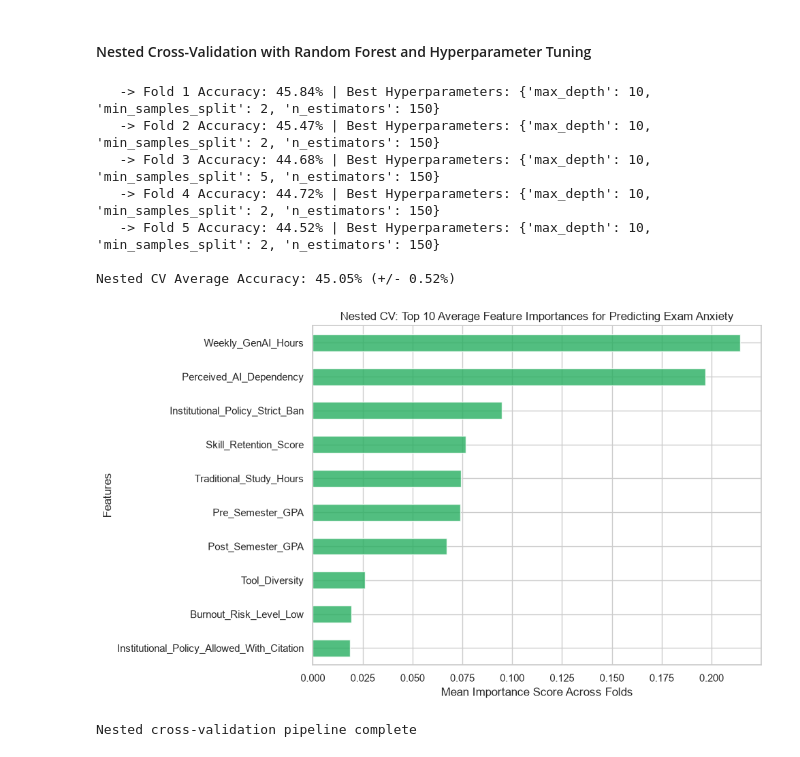
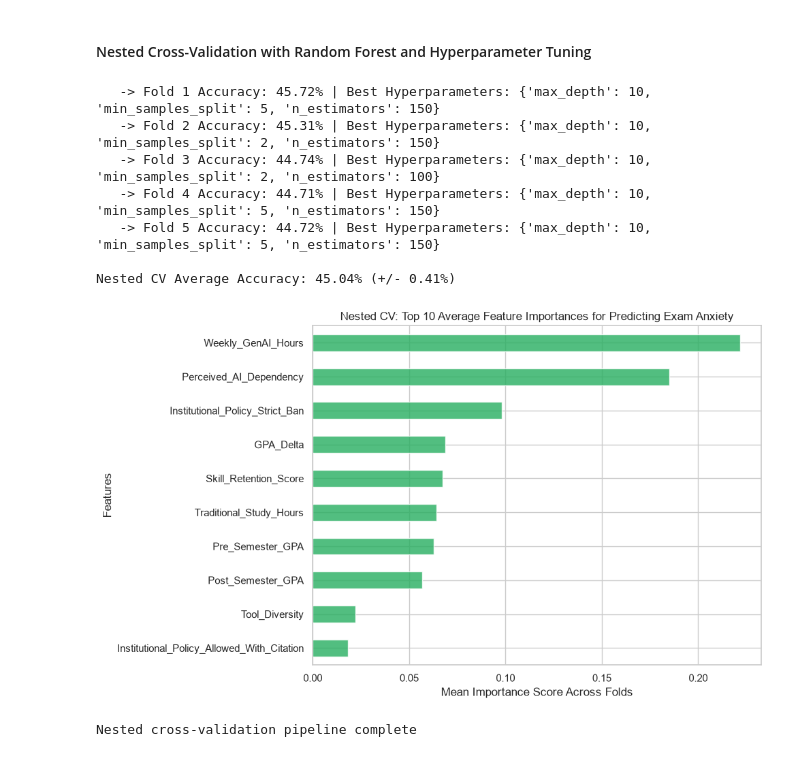
Before and after one commit to ceciliamuniz/dm_final_project, a Jupyter notebook: eda.ipynb, the cells around one changed output. Saved outputs shown, nothing was run; the diff lists cells and outputs as text; code cells hidden in the pictures.

```diff
--- a/eda.ipynb
+++ b/eda.ipynb
@@ -413,31 +541,24 @@ Top Discovered Association Rules:
 # %% [markdown]
 #### Nested Cross-Validation with Random Forest and Hyperparameter Tuning
 # %%
-from sklearn.ensemble import RandomForestClassifier
-from sklearn.model_selection import StratifiedKFold, GridSearchCV
-from sklearn.metrics import accuracy_score
-import numpy as np
-import pandas as pd
-import matplotlib.pyplot as plt
-
-# 1. Define Target Variable: 3 Anxiety Classes (0 = Low, 1 = Medium, 2 = High)
-df["Target_Anxiety_Class"] = pd.qcut(
-    df["Anxiety_Level_During_Exams"],
+# Define Target Variable: 3 Anxiety Classes (0 = Low, 1 = Medium, 2 = High)
+df_fe["Target_Anxiety_Class"] = pd.qcut(
+    df_fe["Anxiety_Level_During_Exams"],
     q=3,
-    labels=[0, 1, 2]
+    labels=[0, 1, 2],
 )
 
-# 2. Drop leakage columns, identifiers, and target variables safely
+# Drop leakage columns, identifiers, and target variables safely
 drop_cols = [
     "Student_ID",
     "Anxiety_Level_During_Exams",
     "Target_Anxiety_Class",
-    "Target_High_Anxiety"
+    "Target_High_Anxiety",
 ]
-X_raw = df.drop(columns=drop_cols, errors="ignore")
-y_class = df["Target_Anxiety_Class"].astype(int)
+X_raw = df_fe.drop(columns=drop_cols, errors="ignore")
+y_class = df_fe["Target_Anxiety_Class"].astype(int)
 
-# 3. One-hot encode all categorical columns
+# One-hot encode all categorical columns
 X_encoded = pd.get_dummies(X_raw, drop_first=True)
 
 # 4. Setup Nested Cross-Validation Structure
@@ -446,9 +567,9 @@ inner_cv = StratifiedKFold(n_splits=3, shuffle=True, random_state=42)
 
 # Hyperparameter grid for the inner loop optimization
 param_grid = {
-    'n_estimators': [100, 150],
-    'max_depth': [10, 20, None],
-    'min_samples_split': [2, 5]
+    "n_estimators": [100, 150],
+    "max_depth": [10, 20, None],
+    "min_samples_split": [2, 5],
 }
 
 outer_scores = []
@@ -460,45 +581,57 @@ for fold, (train_idx, test_idx) in enumerate(outer_cv.split(X_encoded, y_class))
 
     # Inner loop: Grid Search for hyperparameter tuning
     rf = RandomForestClassifier(random_state=42)
-    clf = GridSearchCV(estimator=rf, param_grid=param_grid, cv=inner_cv, scoring='accuracy', n_jobs=-1)
+    clf = GridSearchCV(
+        estimator=rf,
+        param_grid=param_grid,
+        cv=inner_cv,
+        scoring="accuracy",
+        n_jobs=-1,
+    )
 
     # Fit model (hyperparameter optimization happens entirely inside the inner folds)
     clf.fit(X_train, y_train)
 
     # Evaluate model on the unseen outer test fold
     y_pred = clf.predict(X_test)
     acc = accuracy_score(y_test, y_pred)
     outer_scores.append(acc)
 
     # Save the feature importances from this fold's best estimator
     feature_importances_list.append(clf.best_estimator_.feature_importances_)
 
-    print(f"   -> Fold {fold+1} Accuracy: {acc*100:.2f}% | Best Hyperparameters: {clf.best_params_}")
+    print(
+        f"   -> Fold {fold + 1} Accuracy: {acc * 100:.2f}% | "
+        f"Best Hyperparameters: {clf.best_params_}"
+    )
 
-# 5. Summary Results
+# Summary Results
 mean_acc = np.mean(outer_scores) * 100
 std_acc = np.std(outer_scores) * 100
 print(f"\nNested CV Average Accuracy: {mean_acc:.2f}% (+/- {std_acc:.2f}%)")
 
-# 6. Average Feature Importances across all outer folds
-mean_importances = pd.Series(np.mean(feature_importances_list, axis=0), index=X_encoded.columns)
+# Average Feature Importances across all outer folds
+mean_importances = pd.Series(
+    np.mean(feature_importances_list, axis=0), index=X_encoded.columns
+)
 
 plt.figure(figsize=(10, 6))
 mean_importances.nlargest(10).sort_values().plot(kind="barh", color="#27ae60", alpha=0.8)
 plt.title("Nested CV: Top 10 Average Feature Importances for Predicting Exam Anxiety")
 plt.xlabel("Mean Importance Score Across Folds")
 plt.ylabel("Features")
+plt.tight_layout()
 plt.savefig("random_forest_nested_cv_importance.png", dpi=300, bbox_inches="tight")
 plt.show()
 
 print("\nNested cross-validation pipeline complete")
 # %% [output]
-   -> Fold 1 Accuracy: 45.84% | Best Hyperparameters: {'max_depth': 10, 'min_samples_split': 2, 'n_estimators': 150}
-   -> Fold 2 Accuracy: 45.47% | Best Hyperparameters: {'max_depth': 10, 'min_samples_split': 2, 'n_estimators': 150}
-   -> Fold 3 Accuracy: 44.68% | Best Hyperparameters: {'max_depth': 10, 'min_samples_split': 5, 'n_estimators': 150}
-   -> Fold 4 Accuracy: 44.72% | Best Hyperparameters: {'max_depth': 10, 'min_samples_split': 2, 'n_estimators': 150}
-   -> Fold 5 Accuracy: 44.52% | Best Hyperparameters: {'max_depth': 10, 'min_samples_split': 2, 'n_estimators': 150}
+   -> Fold 1 Accuracy: 45.72% | Best Hyperparameters: {'max_depth': 10, 'min_samples_split': 5, 'n_estimators': 150}
+   -> Fold 2 Accuracy: 45.31% | Best Hyperparameters: {'max_depth': 10, 'min_samples_split': 2, 'n_estimators': 150}
+   -> Fold 3 Accuracy: 44.74% | Best Hyperparameters: {'max_depth': 10, 'min_samples_split': 2, 'n_estimators': 100}
+   -> Fold 4 Accuracy: 44.71% | Best Hyperparameters: {'max_depth': 10, 'min_samples_split': 5, 'n_estimators': 150}
+   -> Fold 5 Accuracy: 44.72% | Best Hyperparameters: {'max_depth': 10, 'min_samples_split': 5, 'n_estimators': 150}
 
-Nested CV Average Accuracy: 45.05% (+/- 0.52%)
+Nested CV Average Accuracy: 45.04% (+/- 0.41%)
-[figure, old version]
+[figure, new version]
 Nested cross-validation pipeline complete
```
Also changed, not shown: parts of 17 cells of this notebook, 9 other files.
